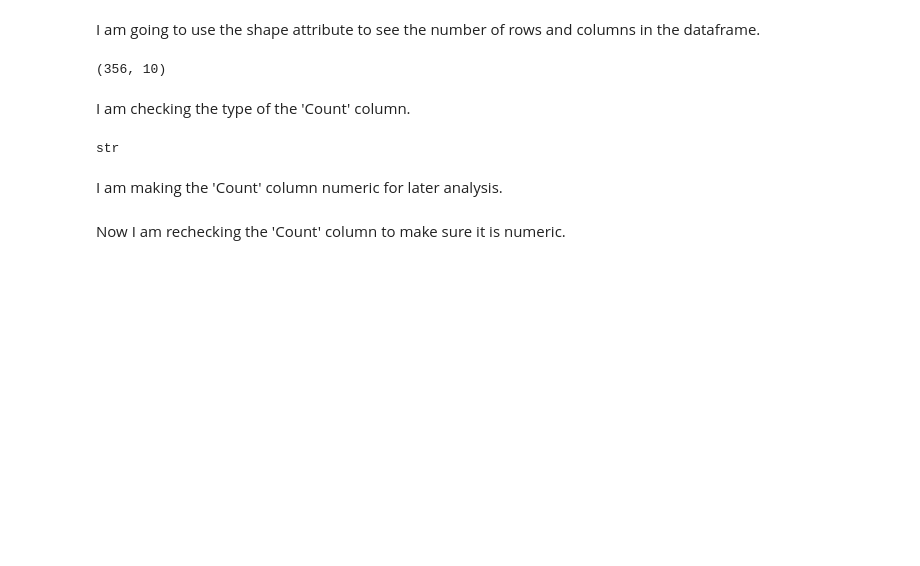
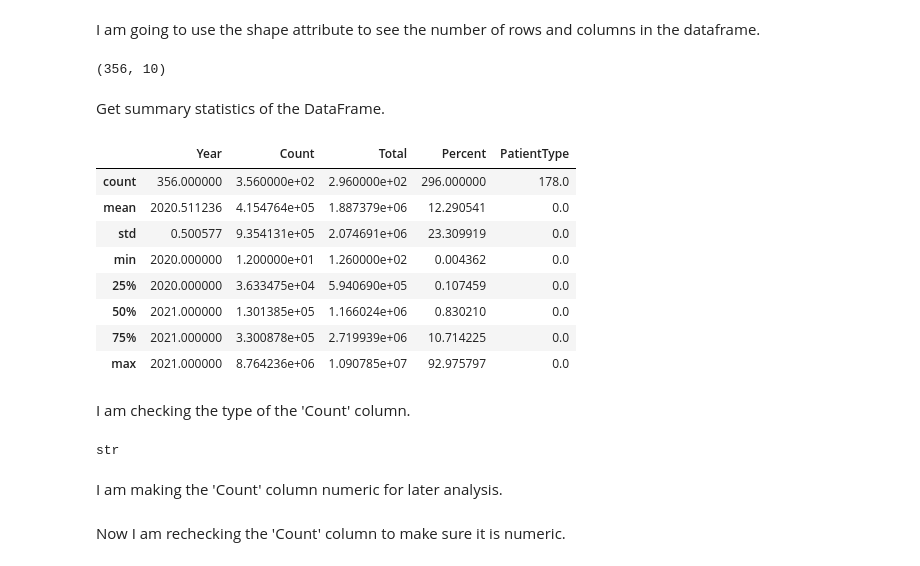
Before and after one commit to abbyzurasky/PUBH1142, a Jupyter notebook: MentalHealthDataAnalysis.ipynb, the cells around one changed output. Saved outputs shown, nothing was run; the diff lists cells and outputs as text; code cells hidden in the pictures; blank space fills up the shorter version.

```diff
--- a/MentalHealthDataAnalysis.ipynb
+++ b/MentalHealthDataAnalysis.ipynb
@@ -70,6 +90,21 @@ I am going to use the shape attribute to see the number of rows and columns in t
 df.shape
 # %% [output]
 (356, 10)
+# %% [markdown]
+Get summary statistics of the DataFrame.
+# %%
+# Collect summary statistics of the DataFrame
+df.describe()
+# %% [output]
+|  | Year | Count | Total | Percent | PatientType |
+| count | 356.000000 | 3.560000e+02 | 2.960000e+02 | 296.000000 | 178.0 |
+| mean | 2020.511236 | 4.154764e+05 | 1.887379e+06 | 12.290541 | 0.0 |
+| std | 0.500577 | 9.354131e+05 | 2.074691e+06 | 23.309919 | 0.0 |
+| min | 2020.000000 | 1.200000e+01 | 1.260000e+02 | 0.004362 | 0.0 |
+| 25% | 2020.000000 | 3.633475e+04 | 5.940690e+05 | 0.107459 | 0.0 |
+| 50% | 2021.000000 | 1.301385e+05 | 1.166024e+06 | 0.830210 | 0.0 |
+| 75% | 2021.000000 | 3.300878e+05 | 2.719939e+06 | 10.714225 | 0.0 |
+| max | 2021.000000 | 8.764236e+06 | 1.090785e+07 | 92.975797 | 0.0 |
 # %% [markdown]
 I am checking the type of the 'Count' column.
 # %%
```
Also changed, not shown: parts of 13 cells of this notebook.
